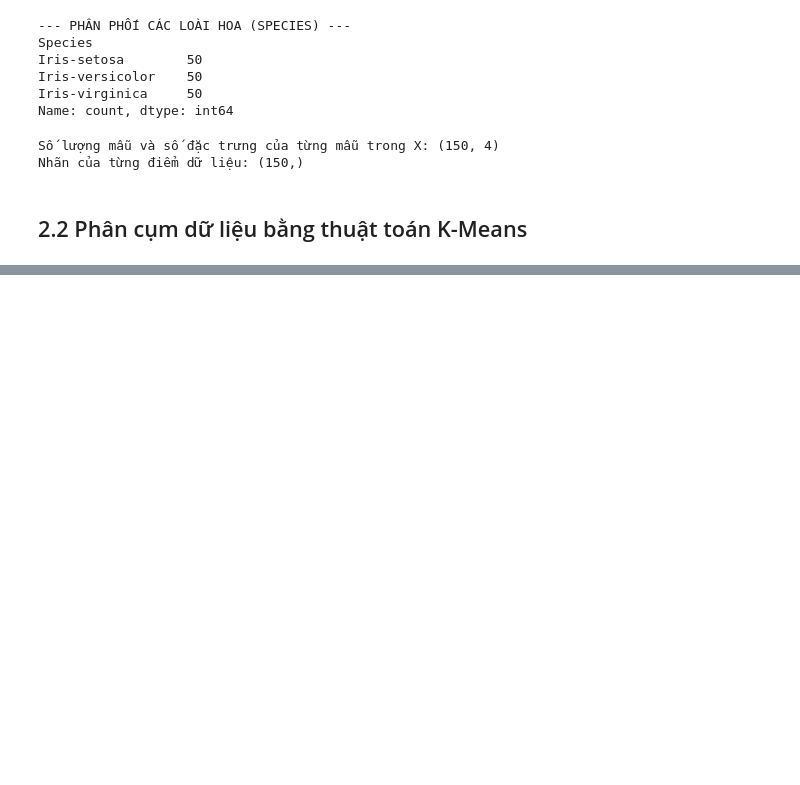
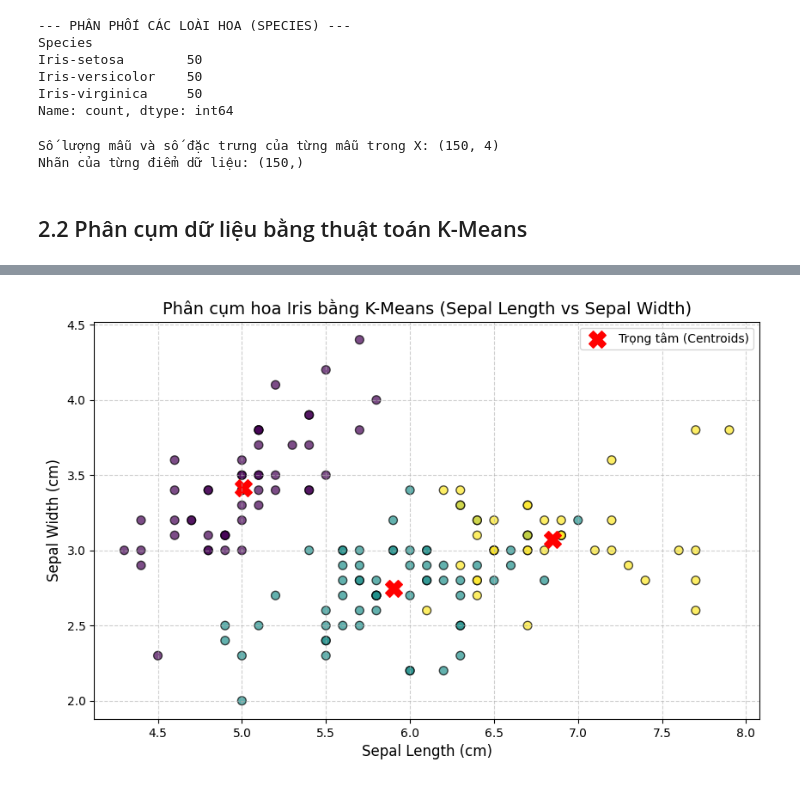
Before and after one commit to TranTrongTu/hcmus-math-for-ai, a Jupyter notebook: lab03/24122024.ipynb, the cells around one changed output, grey strips where cells are left out. Saved outputs shown, nothing was run; the diff lists cells and outputs as text; code cells hidden in the pictures; blank space fills up the shorter version.

```diff
--- a/lab03/24122024.ipynb
+++ b/lab03/24122024.ipynb
@@ -291,0 +398,5 @@ class KMeansCustom:
+# %%
+# 1. Initialize and fit the custom K-Means model on the feature matrix X
+kmeans = KMeansCustom(k=3, max_iters=100, tol=1e-4)
+kmeans.fit(X)
+predicted_labels = kmeans.labels
@@ -291,0 +405,87 @@ class KMeansCustom:
+# %%
+# 2. Find the optimal label mapping and calculate final accuracy
+def get_best_label_mapping(y_true, y_pred):
+    """
+    Find the best label mapping by checking all permutations of cluster labels.
+    This resolves the random assignment nature of unsupervised K-Means.
+
+    Parameters:
+    y_true : numpy.ndarray
+        Ground truth labels.
+    y_pred : numpy.ndarray
+        Predicted cluster labels from K-Means.
+
+    Returns:
+    best_mapped_labels : numpy.ndarray
+        Predicted labels remapped to match the ground truth correctly.
+    best_accuracy : float
+        The highest accuracy achieved among all permutations.
+    """
+    best_accuracy = 0
+    best_mapped_labels = np.copy(y_pred)
+    unique_labels = np.unique(y_true) # [0, 1, 2]
+
+    # Iterate over all possible permutations of the labels (0, 1, 2)
+    for perm in itertools.permutations(unique_labels):
+        mapped_labels = np.zeros_like(y_pred)
+        for i, label in enumerate(unique_labels):
+            mapped_labels[y_pred == label] = perm[i]
+
+        # Calculate accuracy for the current permutation
+        accuracy = np.mean(mapped_labels == y_true)
+
+        # Update best accuracy and best mapping if the current one is higher
+        if accuracy > best_accuracy:
+            best_accuracy = accuracy
+            best_mapped_labels = np.copy(mapped_labels)
+
+    return best_mapped_labels, best_accuracy
+
+final_labels, accuracy = get_best_label_mapping(Y, predicted_labels)
+
+# Output the result
+print(f"--- KẾT QUẢ ĐÁNH GIÁ MÔ HÌNH ---")
+print(f"Độ chính xác (Accuracy) sau khi ánh xạ nhãn tối ưu: {accuracy * 100:.2f}%\n")
+
+# 3. Visualization using a reusable plotting function
+def plot_kmeans_clusters(X, labels, centroids, title, ax=None):
+    """
+    Visualize the clustering results on a 2D scatter plot using the first two features.
+
+    Parameters:
+    -----------
+    X : numpy.ndarray of shape (n_samples, n_features)
+        The dataset containing the feature vectors.
+    labels : numpy.ndarray of shape (n_samples,)
+        The cluster labels assigned to each data point.
+    centroids : numpy.ndarray of shape (k, n_features)
+        The coordinates of the cluster centers.
+    title : str
+        The title for the plot.
+    ax : matplotlib.axes.Axes, optional, default=None
+        The axes object to draw the plot onto. If None, it uses the current active axes.
+    """
+    if ax is None:
+        ax = plt.gca()
+
+    # Scatter plot for data points and centroids
+    ax.scatter(X[:, 0], X[:, 1], c=labels, cmap='viridis', s=50, alpha=0.7, edgecolors='k')
+    ax.scatter(centroids[:, 0], centroids[:, 1], c='red', marker='X', s=200, label='Trọng tâm (Centroids)')
+
+    # Add formatting
+    ax.set_title(title, fontsize=14)
+    ax.set_xlabel('Sepal Length (cm)', fontsize=12)
+    ax.set_ylabel('Sepal Width (cm)', fontsize=12)
+    ax.legend()
+    ax.grid(True, linestyle='--', alpha=0.6)
+
+# Create a figure for the single plot
+plt.figure(figsize=(10, 6))
+
+# Call the function (ax is None, so it uses the current figure)
+plot_kmeans_clusters(X, final_labels, kmeans.centroids,
+                     title='Phân cụm hoa Iris bằng K-Means (Sepal Length vs Sepal Width)')
+
+# Display the plot
+plt.show()
+# %% [output]
@@ -291,0 +494 @@ class KMeansCustom:
+[figure, added]
```
Also changed, not shown: parts of 21 cells of this notebook.
